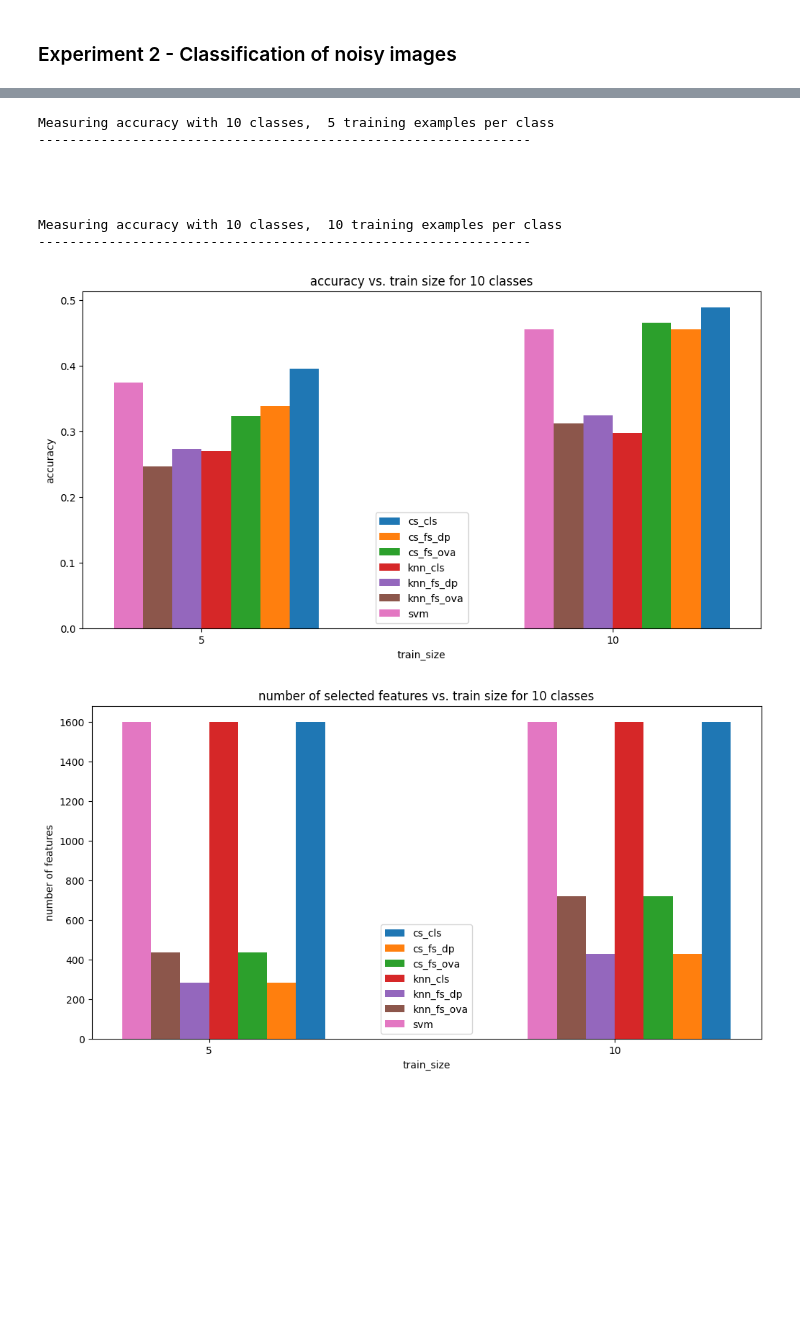
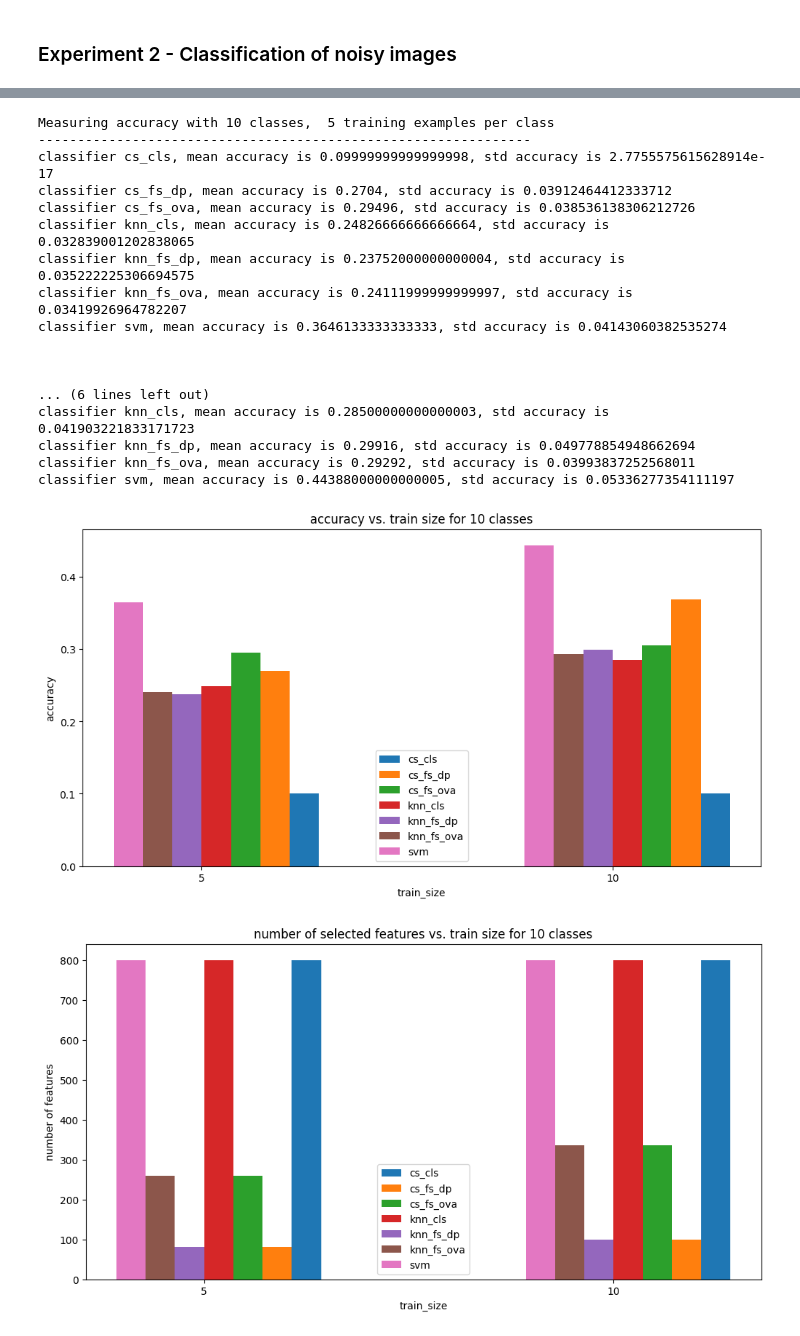
Before and after one commit to roei-go/HC-feature-selection, a Jupyter notebook: experiments/Code/omniglot_classification.ipynb, the cells around one changed output, grey strips where cells are left out. Saved outputs shown, nothing was run; the diff lists cells and outputs as text; code cells hidden in the pictures; blank space fills up the shorter version.

```diff
--- a/experiments/Code/omniglot_classification.ipynb
+++ b/experiments/Code/omniglot_classification.ipynb
@@ -228,11 +221,11 @@ Measuring accuracy with 10 classes,  10 training examples per class
 # %% [markdown]
 ### Experiment 2 -  Classification of noisy images
 # %%
-threshold = 0.4
+threshold = 0.35
 noise = np.random.rand(*train_images.numpy().shape[0:3])
 mask = noise < threshold
 mask = np.repeat(np.expand_dims(mask,axis=3), repeats=3, axis=3)
 # %%
 noisy_images = train_images.numpy()//255
 noisy_images = np.logical_xor(noisy_images,mask)
-noisy_images = noisy_images * 255
+noisy_images = noisy_images * 255.0
@@ -241,7 +232,6 @@ processed_noisy_train_images = preprocess_images(noisy_images)
 # %%
-fig, ax = plt.subplots(5,3,figsize=(9, 15))
+fig, ax = plt.subplots(2,5,figsize=(15, 6))
 for i in range(5):
-    ax[i,0].imshow(train_images[i].numpy().astype("uint8"))
-    ax[i,1].imshow(noisy_images[i].astype("uint8"))
-    ax[i,2].imshow(processed_noisy_train_images[i].astype("uint8"),cmap=plt.get_cmap('gray'))
+    ax[0,i].imshow(train_images[i].numpy().astype("uint8"))
+    ax[1,i].imshow(noisy_images[i].astype("uint8"))
 # %% [output]
@@ -249,11 +239,11 @@ for i in range(5):
 # %%
 batch_size = 32
 with tf.device('/cpu:0'):
-    noisy_train_ds = tf.data.Dataset.from_tensor_slices(processed_noisy_train_images).batch(batch_size)
+    noisy_train_ds = tf.data.Dataset.from_tensor_slices(noisy_images).batch(batch_size)
 X_noisy = extract_features(ds=noisy_train_ds, preprocessing_model=preprocess, feature_extractor=feature_extractor)
 # %%
 from lib.feature_selection import FeatureSelectionDiversityPursuitAnova,FeatureSelectionOneVsAllAnova, FeatureSelectionDiversityPursuitPermutation
-gamma = 0.5
+gamma = 0.2
 train_sizes = [5,10]
 # define feature selectors
 dp_fs = FeatureSelectionDiversityPursuitAnova(hc_gamma=gamma)
@@ -270,6 +260,7 @@ knn_fs_dp = ClassifierFeatureSelection(KNeighborsClassifier(n_neighbors=train_si
 knn_fs_ova = ClassifierFeatureSelection(KNeighborsClassifier(n_neighbors=train_sizes[0]), ova_fs)
 svm_cls = SVC(**best_params)
 classifiers = [cs_cls, cs_fs_dp, cs_fs_ova, knn_cls, knn_fs_dp, knn_fs_ova, svm_cls]
+bar_labels = ['cs_cls', 'cs_fs_dp', 'cs_fs_ova', 'knn_cls', 'knn_fs_dp', 'knn_fs_ova', 'svm']
 num_experiments = 50
 num_splits = 5
 # define possible sizes for the train set (number of train examples per class)
@@ -299,36 +290,47 @@ for i in range(len(train_sizes)):
             smpl_X_train, smpl_X_test, smpl_y_train, smpl_y_test = train_test_split(smpl_X, smpl_y, train_size=train_sizes[i]*num_classes, stratify=smpl_y)
             split_accuracies[:,k], split_num_features[:,k] = multiple_classifiers_fit_predict(classifiers=classifiers,
                                                                                               X_train=smpl_X_train,
                                                                                               y_train=smpl_y_train,
                                                                                               X_test=smpl_X_test,
                                                                                               y_test=smpl_y_test)
         accuracies[:,i,j] = np.mean(split_accuracies, axis=1)
         num_features[:,i,j] = np.mean(split_num_features, axis=1)
+    for l in range(len(classifiers)):
+        print(f"classifier {bar_labels[l]}, mean accuracy is {np.mean(accuracies[l,i,:])}, std accuracy is {np.std(accuracies[l,i,:])}")
     print("\n\n\n")
 
 
-bar_labels = ['cs_cls', 'cs_fs_dp', 'cs_fs_ova', 'knn_cls', 'knn_fs_dp', 'knn_fs_ova', 'svm']
+
 bar_plot_scores(scores=np.mean(accuracies,axis=2),
                 bar_labels=bar_labels,
                 xticklabels=train_sizes,
                 xlabel='train_size',
                 ylabel='accuracy',
                 title=f'accuracy vs. train size for {num_classes} classes')
 
 bar_plot_scores(scores=np.mean(num_features,axis=2),
                 bar_labels=bar_labels,
                 xticklabels=train_sizes,
                 xlabel='train_size',
                 ylabel='number of features',
                 title=f'number of selected features vs. train size for {num_classes} classes')
 # %% [output]
 Measuring accuracy with 10 classes,  5 training examples per class
 ---------------------------------------------------------------
+classifier cs_cls, mean accuracy is 0.09999999999999998, std accuracy is 2.7755575615628914e-17
+classifier cs_fs_dp, mean accuracy is 0.2704, std accuracy is 0.03912464412333712
+classifier cs_fs_ova, mean accuracy is 0.29496, std accuracy is 0.038536138306212726
+classifier knn_cls, mean accuracy is 0.24826666666666664, std accuracy is 0.032839001202838065
+classifier knn_fs_dp, mean accuracy is 0.23752000000000004, std accuracy is 0.035222225306694575
+classifier knn_fs_ova, mean accuracy is 0.24111999999999997, std accuracy is 0.03419926964782207
+classifier svm, mean accuracy is 0.3646133333333333, std accuracy is 0.04143060382535274
 
 
 
-
-Measuring accuracy with 10 classes,  10 training examples per class
----------------------------------------------------------------
+... (6 lines left out)
+classifier knn_cls, mean accuracy is 0.28500000000000003, std accuracy is 0.041903221833171723
+classifier knn_fs_dp, mean accuracy is 0.29916, std accuracy is 0.049778854948662694
+classifier knn_fs_ova, mean accuracy is 0.29292, std accuracy is 0.03993837252568011
+classifier svm, mean accuracy is 0.44388000000000005, std accuracy is 0.05336277354111197
-[figure, old version]
+[figure, new version]
-[figure, old version]
+[figure, new version]
```
Also changed, not shown: parts of 12 cells of this notebook.
